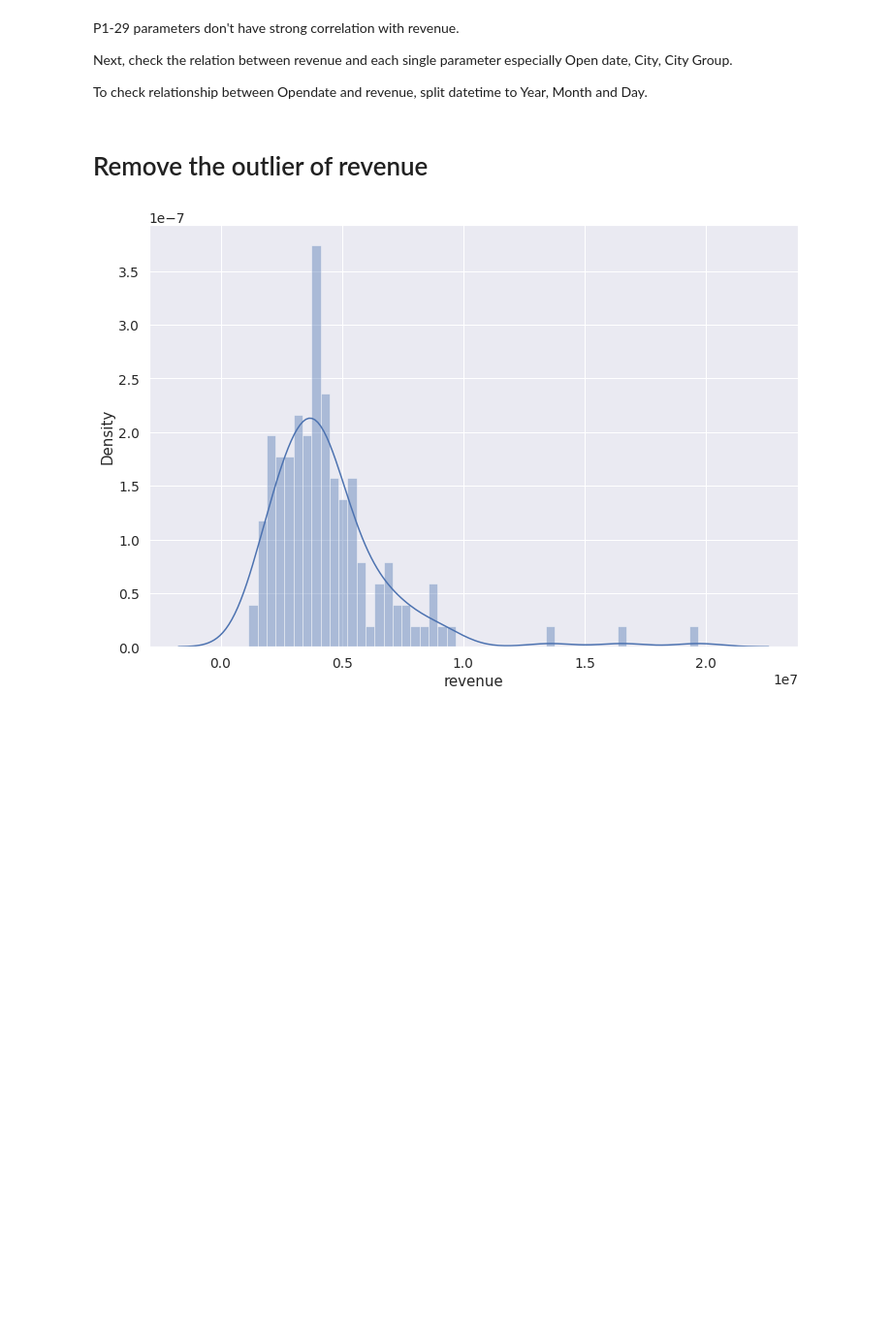
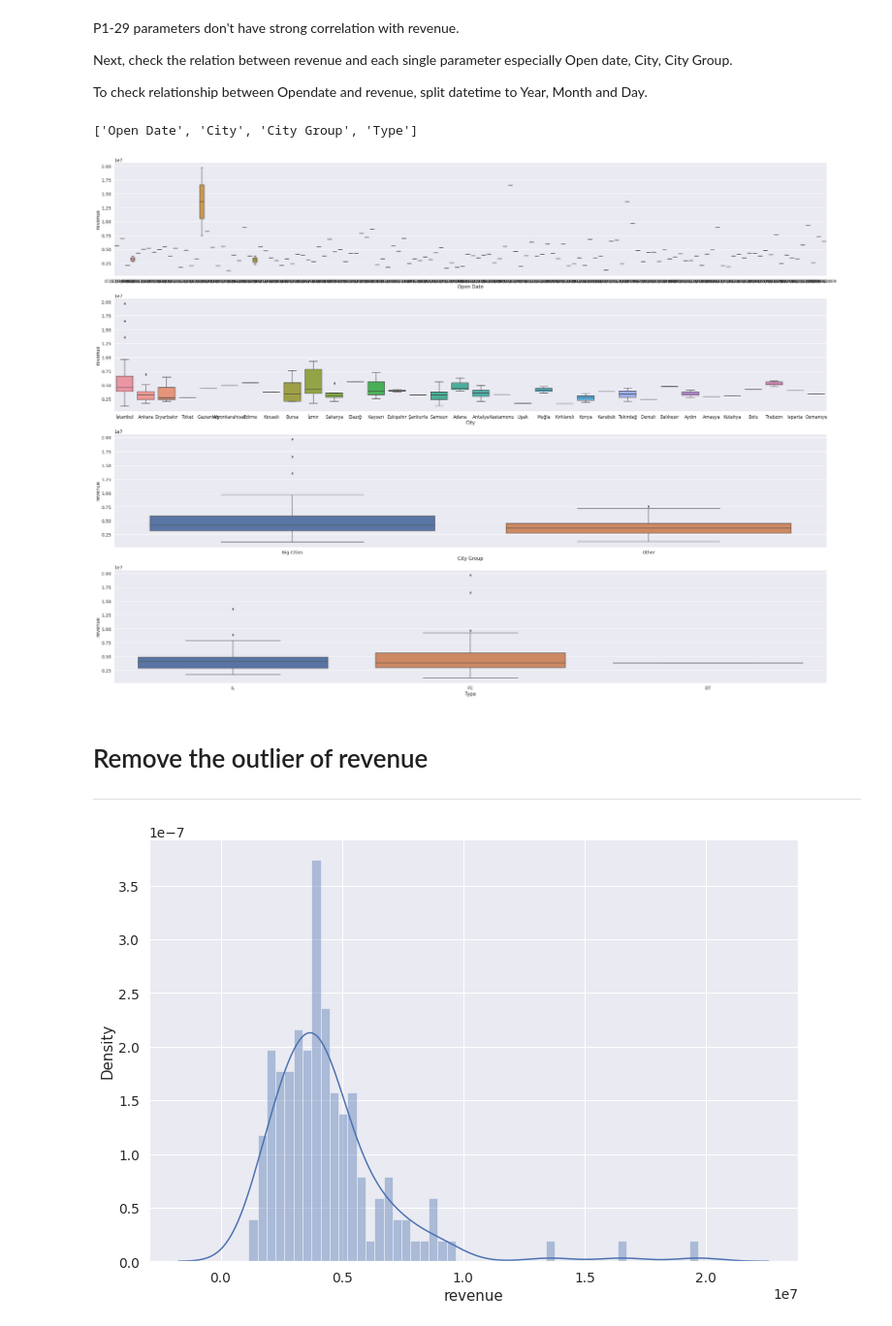
Before and after one commit to shima2920/Kaggle, a Jupyter notebook: Restaurant_Revenue_Prediction.ipynb, the cells around one changed output. Shown at 97% size. Saved outputs shown, nothing was run; the diff lists cells and outputs as text; code cells hidden in the pictures; blank space fills up the shorter version.

```diff
--- a/Restaurant_Revenue_Prediction.ipynb
+++ b/Restaurant_Revenue_Prediction.ipynb
@@ -284,8 +299,20 @@ P1-29 parameters don't have strong correlation with revenue.
 Next, check the relation between revenue and each single parameter especially Open date, City, City Group.
 
 To check relationship between Opendate and revenue, split datetime to Year, Month and Day.
+# %%
+categorical_features = train.select_dtypes(exclude = [np.number,np.datetime64]).columns.tolist()
+print(categorical_features)
+
+fig, ax = plt.subplots(len(categorical_features), 1, figsize=(40, 30))
+for var, subplot in zip(categorical_features, ax.flatten()):
+    sns.boxplot(x=var, y='revenue', data=train, ax=subplot)
+# %% [output]
+['Open Date', 'City', 'City Group', 'Type']
+[figure, added]
 # %% [markdown]
 # Remove the outlier of revenue
+
+---
 # %%
 plt.figure(figsize=(12,8))
 sns.distplot( train['revenue'],  bins=50, kde=True);
```
Also changed, not shown: parts of 26 cells of this notebook.
